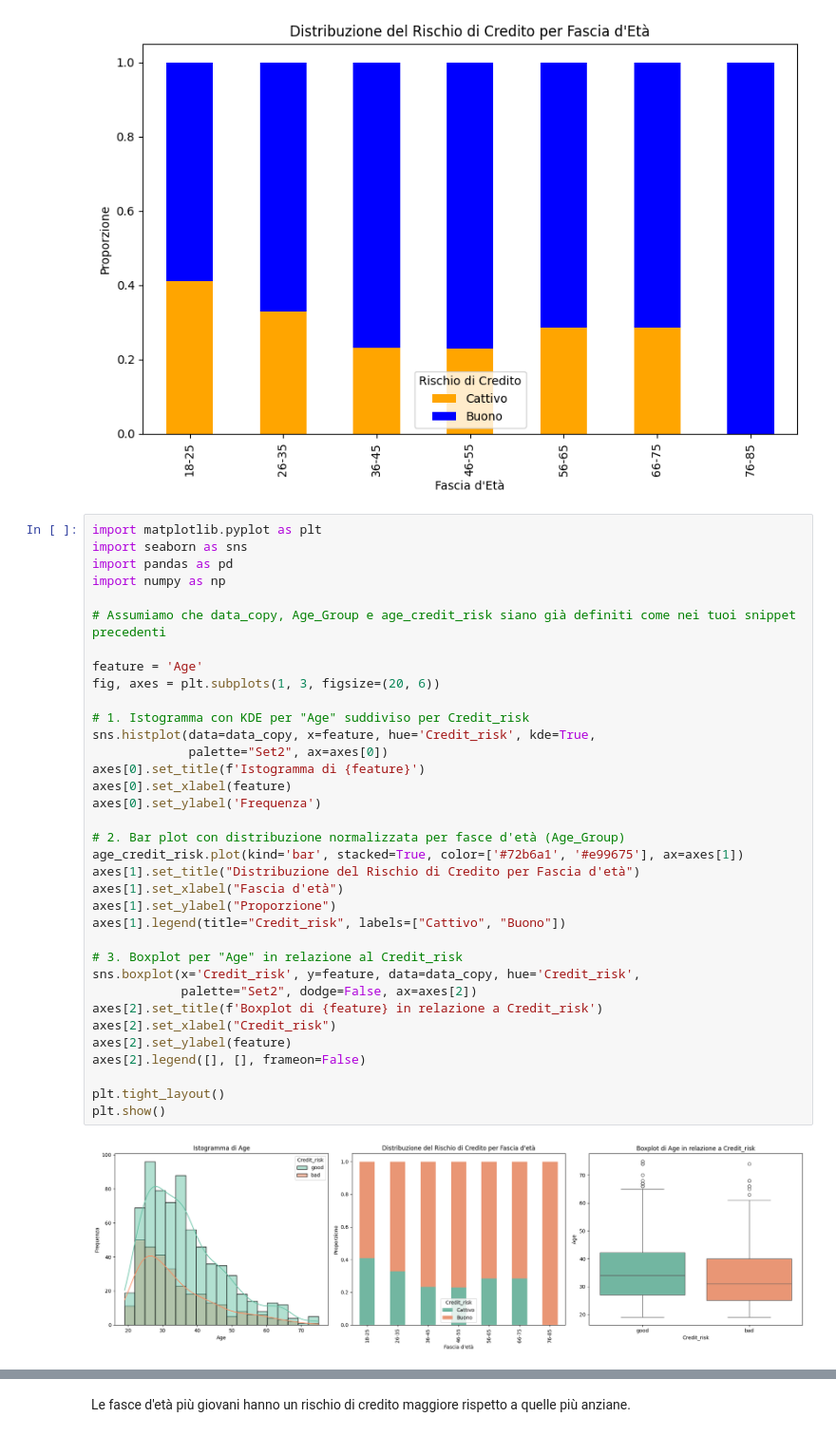
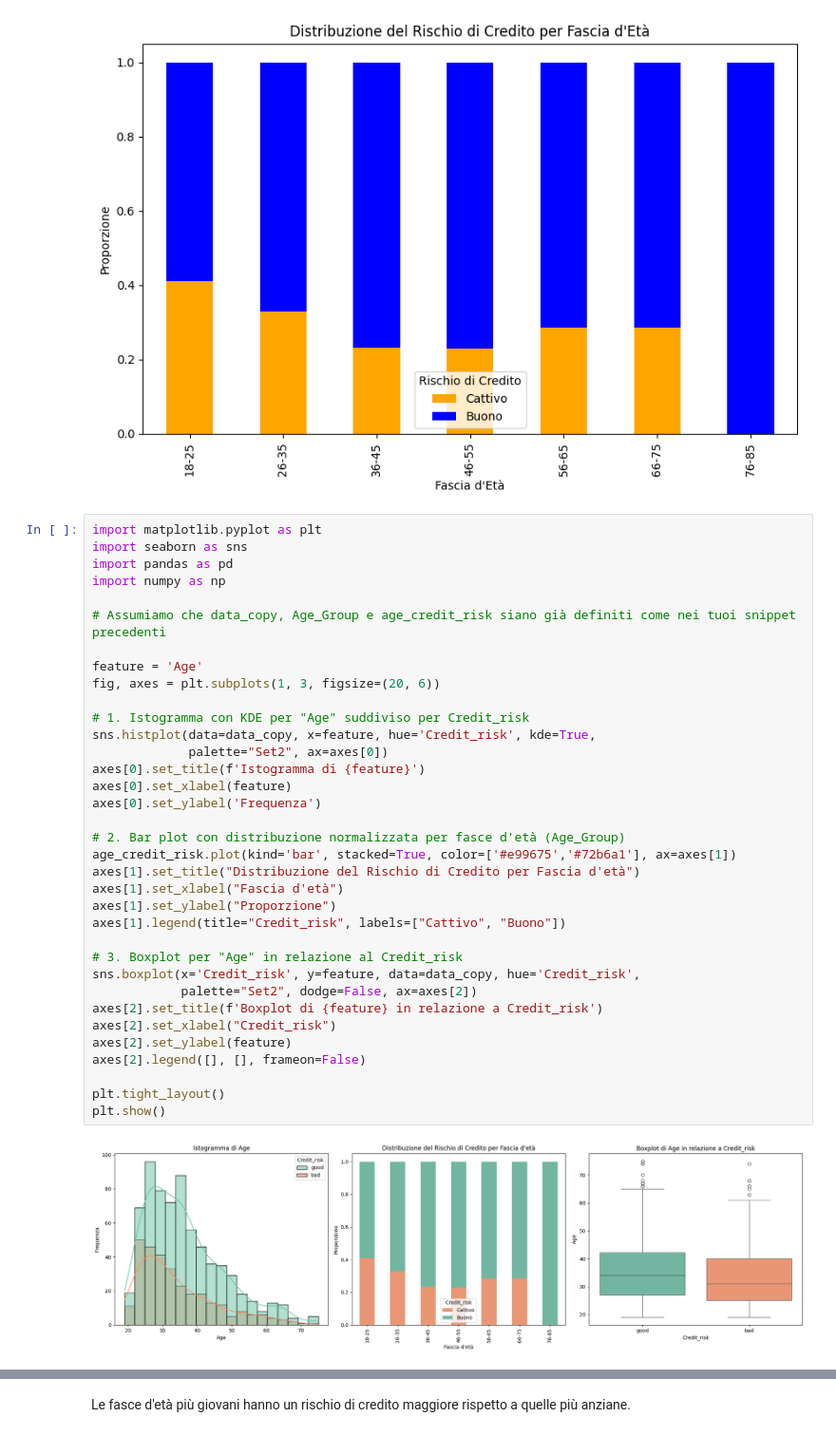
Before and after one commit to hidemet/mldm-credit-card-risk, a Jupyter notebook: myCopy_ProgettoMLDM_Dumas_Rossini.ipynb, the cells around one changed output, grey strips where cells are left out. Shown at 95% size. Cells and saved outputs as stored; diff of their text form.

```diff
--- a/myCopy_ProgettoMLDM_Dumas_Rossini.ipynb
+++ b/myCopy_ProgettoMLDM_Dumas_Rossini.ipynb
@@ -253,35 +253,35 @@ import numpy as np
 
 # Assumiamo che data_copy, Age_Group e age_credit_risk siano già definiti come nei tuoi snippet precedenti
 
 feature = 'Age'
 fig, axes = plt.subplots(1, 3, figsize=(20, 6))
 
 # 1. Istogramma con KDE per "Age" suddiviso per Credit_risk
 sns.histplot(data=data_copy, x=feature, hue='Credit_risk', kde=True,
              palette="Set2", ax=axes[0])
 axes[0].set_title(f'Istogramma di {feature}')
 axes[0].set_xlabel(feature)
 axes[0].set_ylabel('Frequenza')
 
 # 2. Bar plot con distribuzione normalizzata per fasce d'età (Age_Group)
-age_credit_risk.plot(kind='bar', stacked=True, color=['#72b6a1', '#e99675'], ax=axes[1])
+age_credit_risk.plot(kind='bar', stacked=True, color=['#e99675','#72b6a1'], ax=axes[1])
 axes[1].set_title("Distribuzione del Rischio di Credito per Fascia d'età")
 axes[1].set_xlabel("Fascia d'età")
 axes[1].set_ylabel("Proporzione")
 axes[1].legend(title="Credit_risk", labels=["Cattivo", "Buono"])
 
 # 3. Boxplot per "Age" in relazione al Credit_risk
 sns.boxplot(x='Credit_risk', y=feature, data=data_copy, hue='Credit_risk',
             palette="Set2", dodge=False, ax=axes[2])
 axes[2].set_title(f'Boxplot di {feature} in relazione a Credit_risk')
 axes[2].set_xlabel("Credit_risk")
 axes[2].set_ylabel(feature)
 axes[2].legend([], [], frameon=False)
 
 plt.tight_layout()
 plt.show()
 # %% [output]
-[figure, old version]
+[figure, new version]
 # %%
 import matplotlib.pyplot as plt
 import seaborn as sns
```
Also changed, not shown: parts of 16 cells of this notebook.
